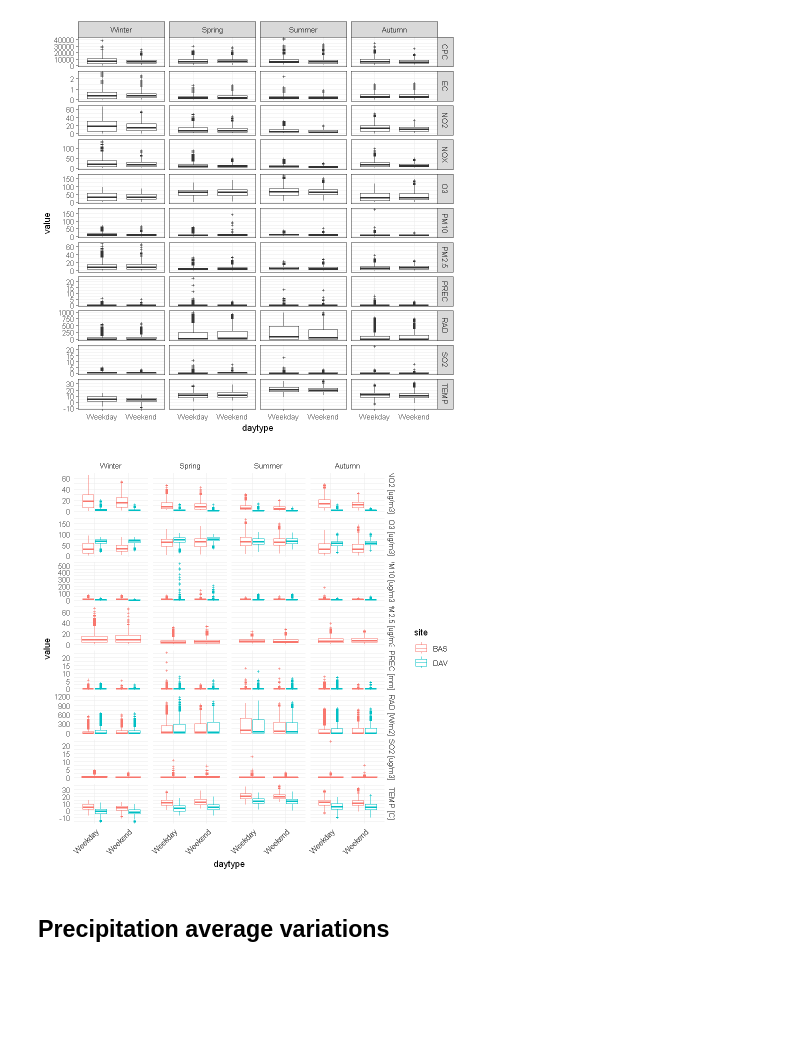
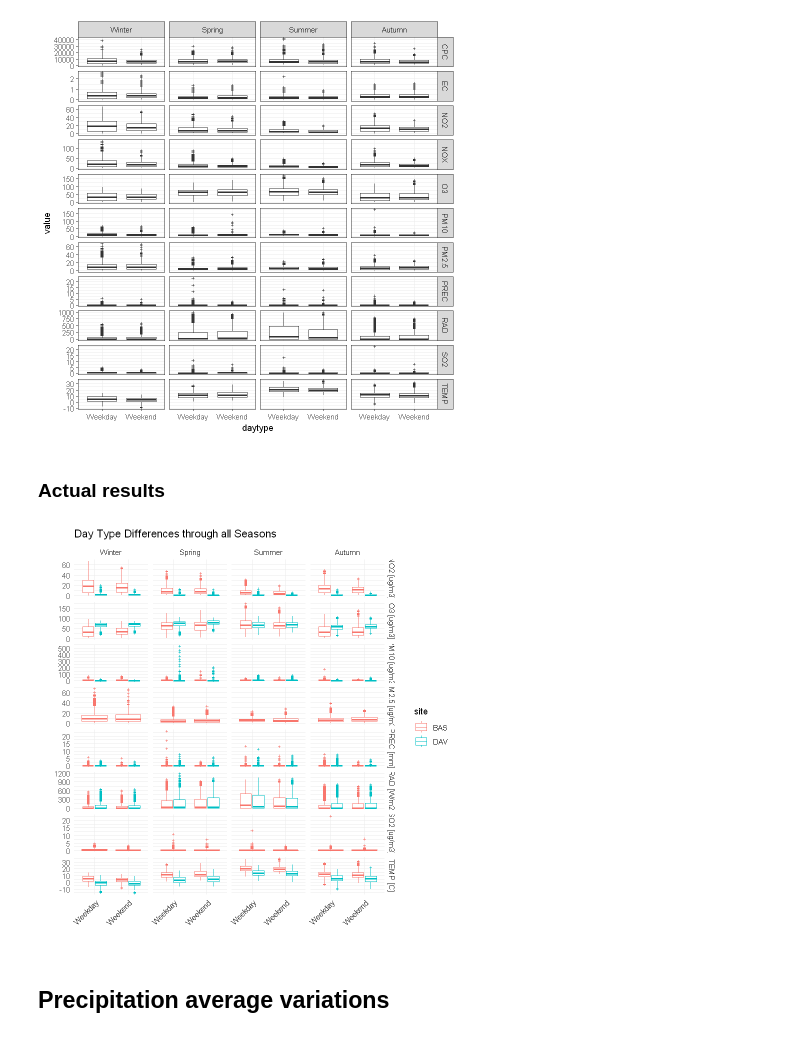
Before and after one commit to matheogodenzi/Air_pollution, a Jupyter notebook: Seasonal_Averages.ipynb, the cells around one changed output. Drawn from its saved outputs; the diff is of its cells as text; code cells hidden in the pictures; blank space fills up the shorter version.

Commit message:
clean graphs for seasonal and day type variations

```diff
--- a/Seasonal_Averages.ipynb
+++ b/Seasonal_Averages.ipynb
@@ -277,36 +305,43 @@ all_data_lf %>%
   geom_boxplot(aes(daytype, value), outlier.size = 0.5, outlier.shape = 3)
 # %% [output]
 [figure]
+# %% [markdown]
+### Actual results
 # %%
 # both sites on the same graph
 daytype<-all_data_lf %>%
   filter(!is.na(value) & !is.na(season) & !variable %in% c("CPC", "EC", "NOX"))
 
 daytype_plot<-ggplot(daytype) +
   facet_grid(variable ~ season, scales = "free_y", labeller = labeller(
     variable = c(
       "NO2" =  "NO2 [ug/m3]",
       "O3" = "O3 [ug/m3]",
       "PM10" = "PM10 [ug/m3]",
       "PM2.5" = "PM2.5 [ug/m3]",
       "PREC" = "PREC [mm]",
       "RAD" = "RAD [W/m2]",
       "SO2" = "SO2 [ug/m3]",
       "TEMP" = "TEMP [C]"
     )
   )) +
   geom_boxplot(
     aes(x = daytype, y = value, color = site),
     outlier.size = 0.5,
     outlier.shape = 3
   ) +
+    labs(
+    x = "",  # Label for the x-axis
+    y = "",  # Label for the y-axis
+    title = "Day Type Differences through all Seasons"  # Title for the plot
+  ) +
   theme_minimal() +
   theme(axis.text.x = element_text(angle = 45, hjust = 1))
 
 daytype_plot
 
-ggsave("outputs/daytype.jpeg", plot = daytype_plot, width = 12, height = 9, dpi = 300)
+ggsave("outputs/daytype.jpeg", plot = daytype_plot, width = 9, height = 9, dpi = 300)
 # %% [output]
-[figure, old version]
+[figure, new version]
 # %% [markdown]
 ## Precipitation average variations
```
Also changed, not shown: parts of 19 cells of this notebook, 7 other files.
